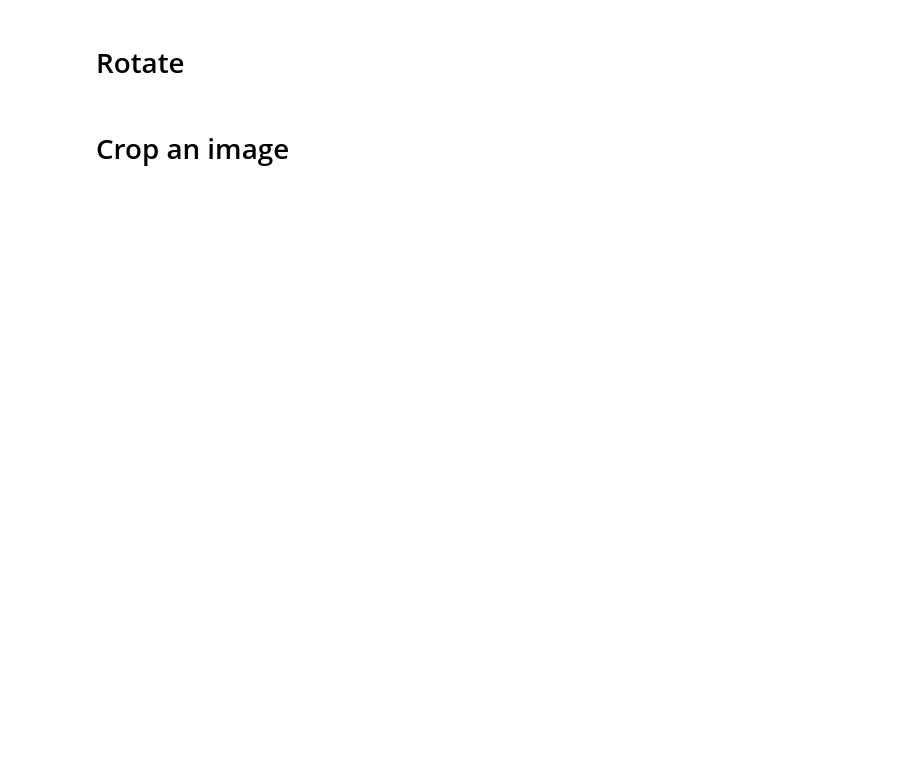
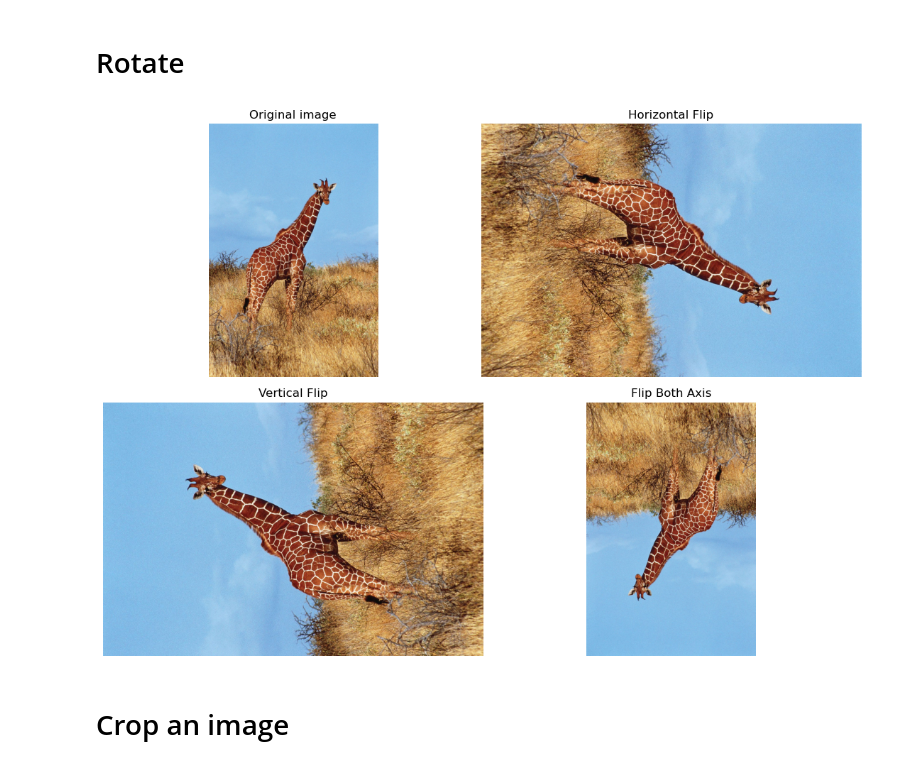
Before and after one commit to J-M-Bell/CVBootcamp, a Jupyter notebook: OpenCV/Flip, Rotate, and Crop Images/FlipRotateCrop.ipynb, the cells around one changed output. Saved outputs shown, nothing was run; the diff lists cells and outputs as text; code cells hidden in the pictures; blank space fills up the shorter version.

```diff
--- a/OpenCV/Flip, Rotate, and Crop Images/FlipRotateCrop.ipynb
+++ b/OpenCV/Flip, Rotate, and Crop Images/FlipRotateCrop.ipynb
@@ -41,25 +59,27 @@ NameError: name 'cv2' is not defined
 # %%
 rotate_90_clockwise = cv2.rotate(image_rgb, cv2.ROTATE_90_CLOCKWISE)
 rotate_90_counterclockwise = cv2.rotate(image_rgb, cv2.ROTATE_90_COUNTERCLOCKWISE)
 rotate_180 = cv2.rotate(image_rgb, cv2.ROTATE_180)
 
 titles = ["Original image",
           "Horizontal Flip",
           "Vertical Flip",
           "Flip Both Axis"]
 images = [image_rgb,
           rotate_90_clockwise,
           rotate_90_counterclockwise,
           rotate_180]
 
 plt.figure(figsize=(12,8))
 for i in range(4):
-    plt.subplot(2,2,i*1)
+    plt.subplot(2,2,i+1)
     plt.imshow(images[i])
     plt.title(titles[i])
     plt.axis("Off")
 plt.tight_layout()
 plt.show()
+# %% [output]
+[figure, added]
 # %% [markdown]
 # Crop an image
 # %%
```
Also changed, not shown: parts of 3 cells of this notebook.
